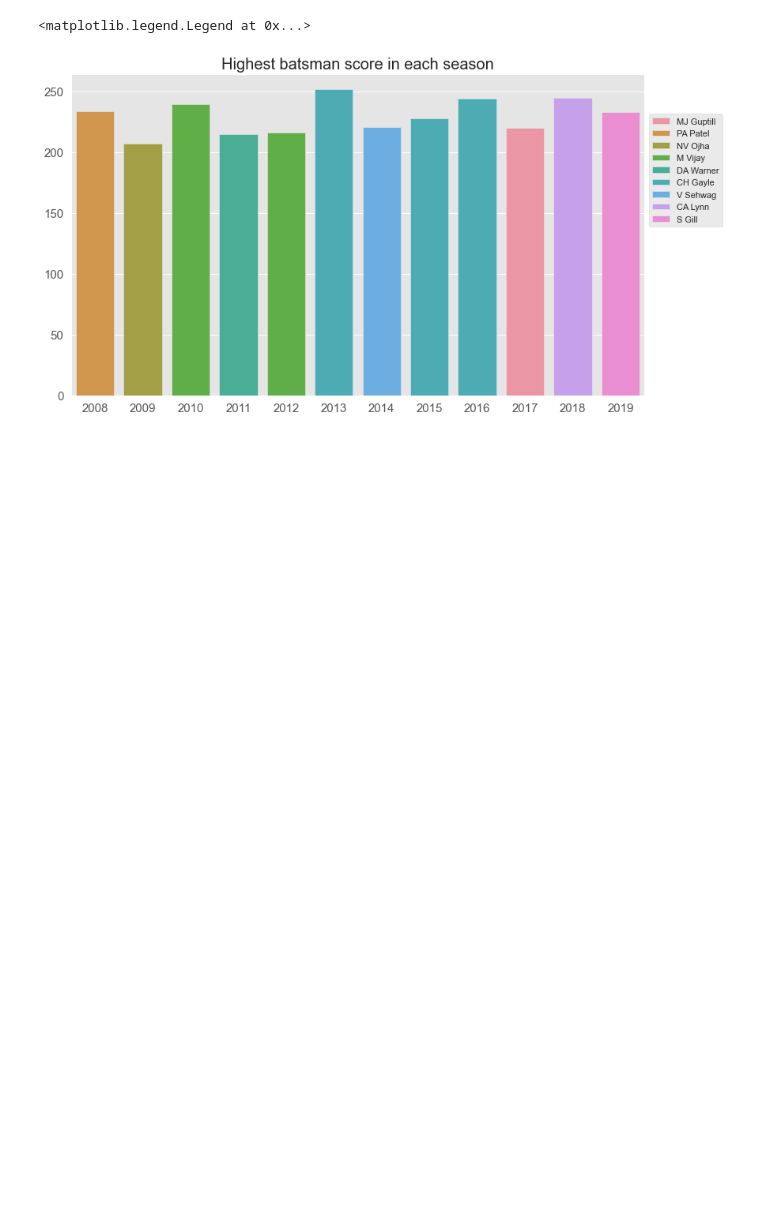
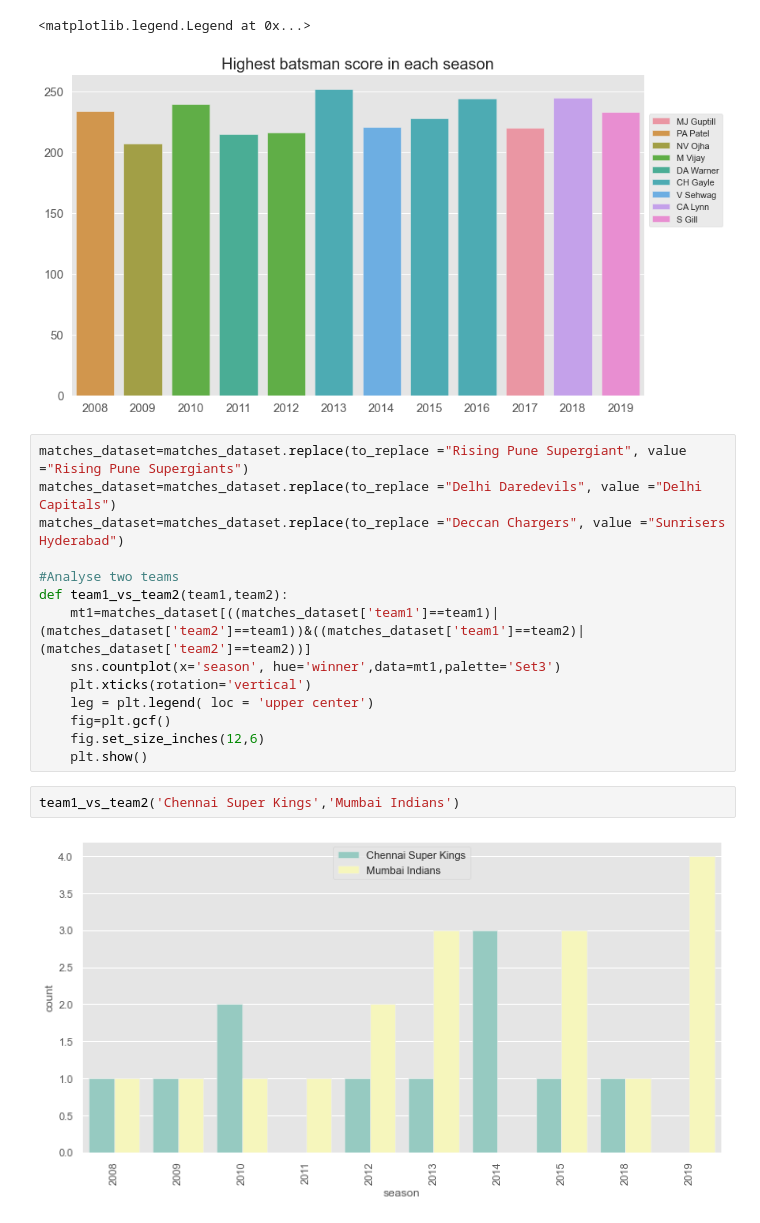
Before and after one commit to sakshamj74/IPL-Analysis, a Jupyter notebook: Deliveries.ipynb, the cells around one changed output. Cells and saved outputs as stored; diff of their text form; blank space fills up the shorter version.

Commit message:
analyse two teams

```diff
--- a/Deliveries.ipynb
+++ b/Deliveries.ipynb
@@ -324,3 +324,21 @@ ax.legend(loc = 'center left', bbox_to_anchor=(1,0.7))
 # %% [output]
 <matplotlib.legend.Legend at 0x...>
 [figure]
+# %%
+matches_dataset=matches_dataset.replace(to_replace ="Rising Pune Supergiant", value ="Rising Pune Supergiants")
+matches_dataset=matches_dataset.replace(to_replace ="Delhi Daredevils", value ="Delhi Capitals")
+matches_dataset=matches_dataset.replace(to_replace ="Deccan Chargers", value ="Sunrisers Hyderabad")
+
+#Analyse two teams
+def team1_vs_team2(team1,team2):
+    mt1=matches_dataset[((matches_dataset['team1']==team1)|(matches_dataset['team2']==team1))&((matches_dataset['team1']==team2)|(matches_dataset['team2']==team2))]
+    sns.countplot(x='season', hue='winner',data=mt1,palette='Set3')
+    plt.xticks(rotation='vertical')
+    leg = plt.legend( loc = 'upper center')
+    fig=plt.gcf()
+    fig.set_size_inches(12,6)
+    plt.show()
+# %%
+team1_vs_team2('Chennai Super Kings','Mumbai Indians')
+# %% [output]
+[figure, added]
```
